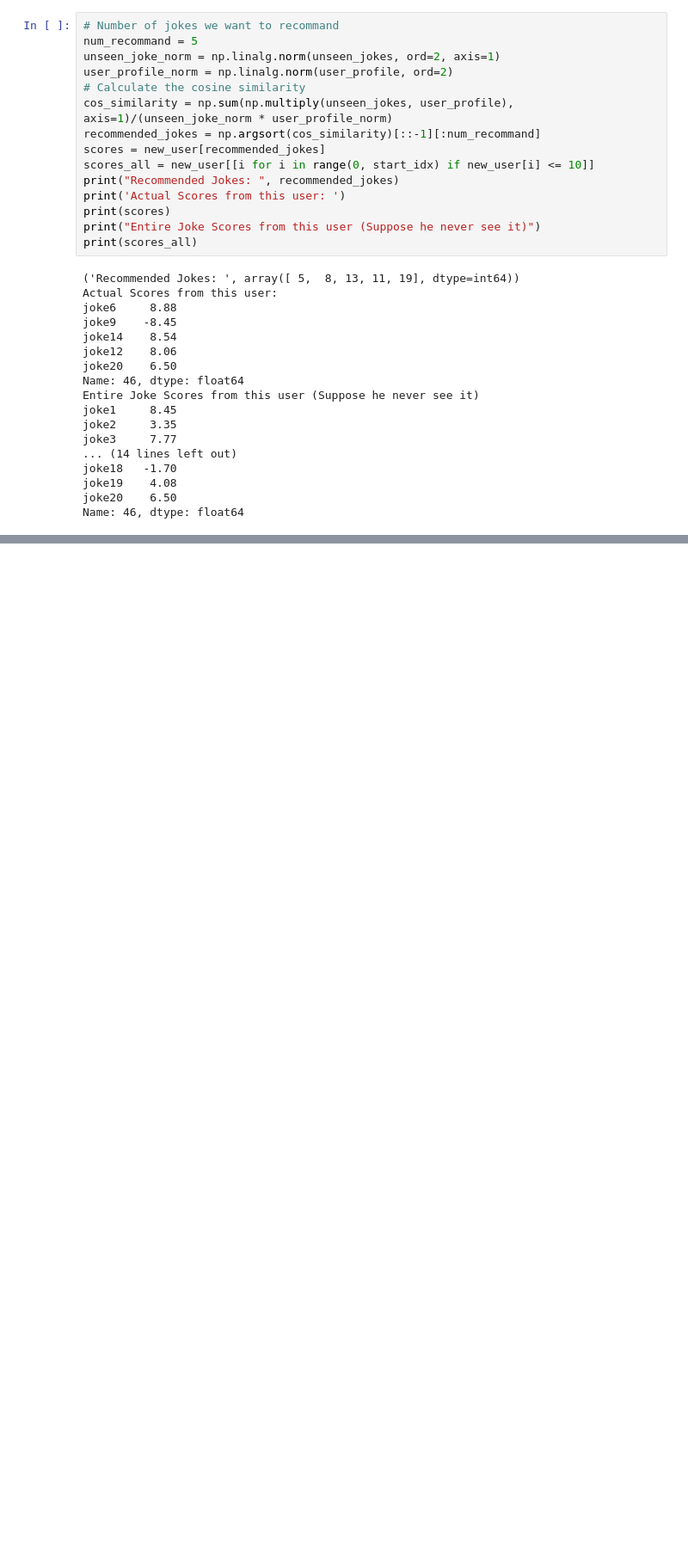
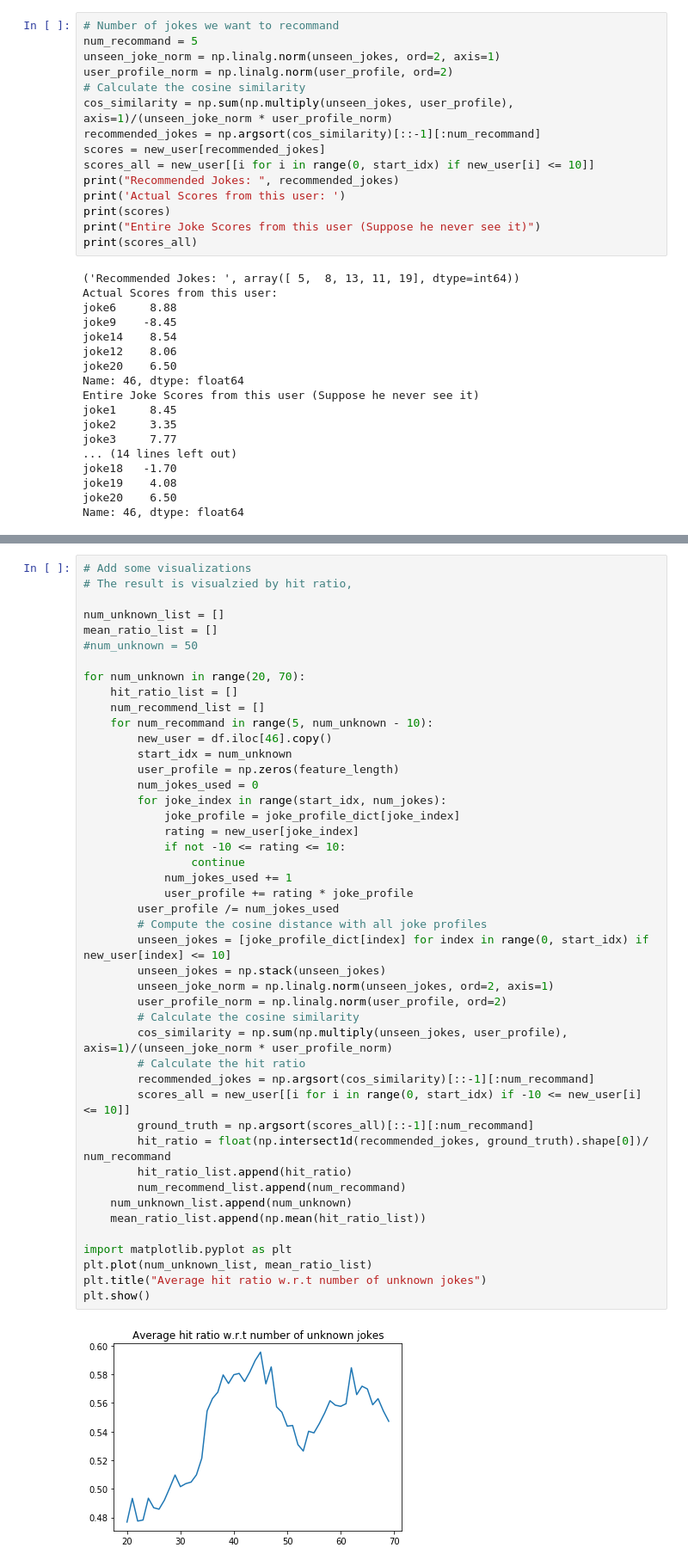
Before and after one commit to savitha-srinivasan/ECE-143-Project---Joke-recommendation-system, a Jupyter notebook: content_filtering.ipynb, the cells around one changed output, grey strips where cells are left out. Shown at 86% size. Cells and saved outputs as stored; diff of their text form; blank space fills up the shorter version.

```diff
--- a/content_filtering.ipynb
+++ b/content_filtering.ipynb
@@ -170,0 +216,47 @@ Name: 46, dtype: float64
+# %%
+# Add some visualizations
+# The result is visualzied by hit ratio,
+
+num_unknown_list = []
+mean_ratio_list = []
+#num_unknown = 50
+
+for num_unknown in range(20, 70):
+    hit_ratio_list = []
+    num_recommend_list = []
+    for num_recommand in range(5, num_unknown - 10):
+        new_user = df.iloc[46].copy()
+        start_idx = num_unknown
+        user_profile = np.zeros(feature_length)
+        num_jokes_used = 0
+        for joke_index in range(start_idx, num_jokes):
+            joke_profile = joke_profile_dict[joke_index]
+            rating = new_user[joke_index]
+            if not -10 <= rating <= 10:
+                continue
+            num_jokes_used += 1
+            user_profile += rating * joke_profile
+        user_profile /= num_jokes_used
+        # Compute the cosine distance with all joke profiles
+        unseen_jokes = [joke_profile_dict[index] for index in range(0, start_idx) if new_user[index] <= 10]
+        unseen_jokes = np.stack(unseen_jokes)
+        unseen_joke_norm = np.linalg.norm(unseen_jokes, ord=2, axis=1)
+        user_profile_norm = np.linalg.norm(user_profile, ord=2)
+        # Calculate the cosine similarity
+        cos_similarity = np.sum(np.multiply(unseen_jokes, user_profile), axis=1)/(unseen_joke_norm * user_profile_norm)
+        # Calculate the hit ratio
+        recommended_jokes = np.argsort(cos_similarity)[::-1][:num_recommand]
+        scores_all = new_user[[i for i in range(0, start_idx) if -10 <= new_user[i] <= 10]]
+        ground_truth = np.argsort(scores_all)[::-1][:num_recommand]
+        hit_ratio = float(np.intersect1d(recommended_jokes, ground_truth).shape[0])/ num_recommand
+        hit_ratio_list.append(hit_ratio)
+        num_recommend_list.append(num_recommand)
+    num_unknown_list.append(num_unknown)
+    mean_ratio_list.append(np.mean(hit_ratio_list))
+
+import matplotlib.pyplot as plt
+plt.plot(num_unknown_list, mean_ratio_list)
+plt.title("Average hit ratio w.r.t number of unknown jokes")
+plt.show()
+# %% [output]
+[figure, added]
```
Also changed, not shown: parts of 3 cells of this notebook.
